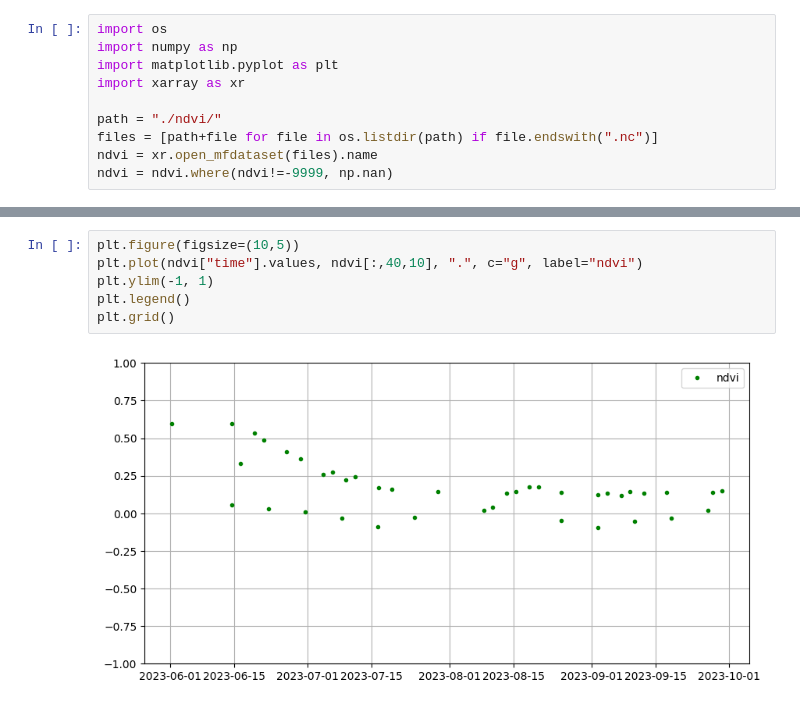
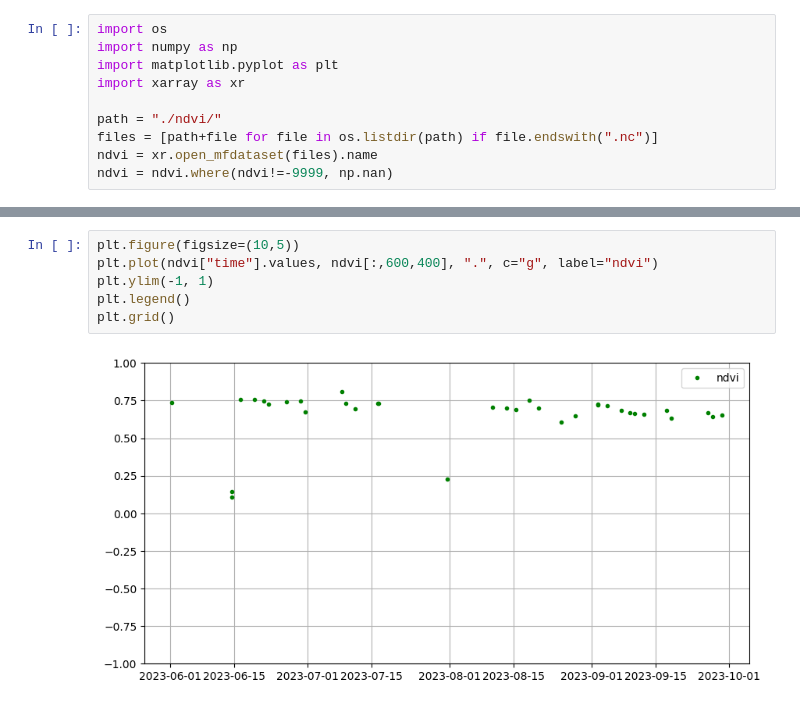
Before and after one commit to eodcgmbh/openeo-examples, a Jupyter notebook: UCs/UC15-indices.ipynb, the cells around one changed output, grey strips where cells are left out. Drawn from its saved outputs; the diff is of its cells as text.

```diff
--- a/UCs/UC15-indices.ipynb
+++ b/UCs/UC15-indices.ipynb
@@ -450,8 +432,8 @@ plt.colorbar()
 # %%
 plt.figure(figsize=(10,5))
-plt.plot(ndvi["time"].values, ndvi[:,40,10], ".", c="g", label="ndvi")
+plt.plot(ndvi["time"].values, ndvi[:,600,400], ".", c="g", label="ndvi")
 plt.ylim(-1, 1)
 plt.legend()
 plt.grid()
 # %% [output]
-[figure, old version]
+[figure, new version]
```
Also changed, not shown: parts of 6 cells of this notebook.
